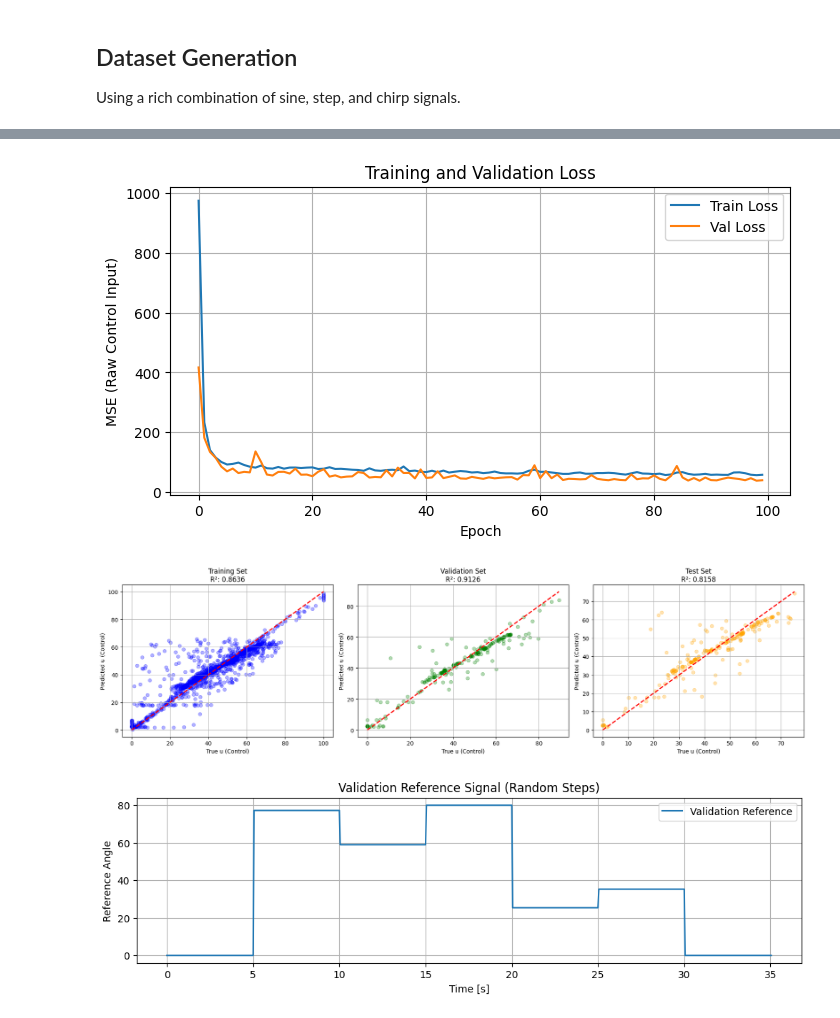
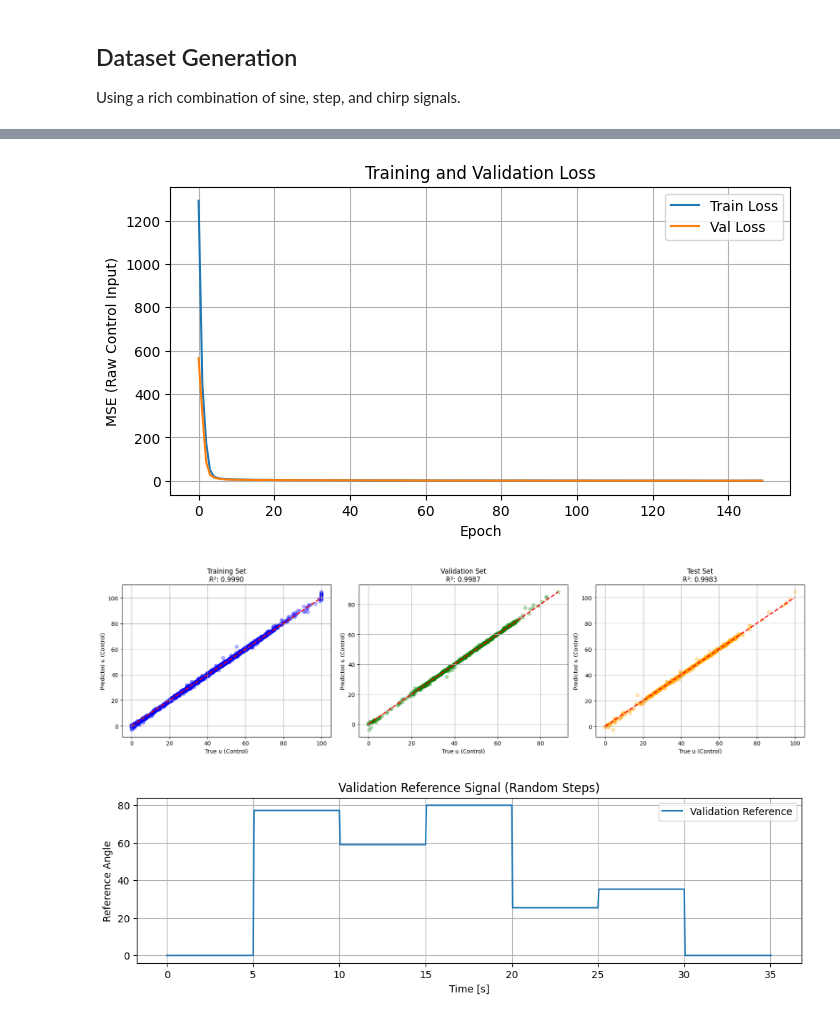
Before and after one commit to helonayala/sysid, a Jupyter notebook: narx_mpc_14_drone.ipynb, the cells around one changed output, grey strips where cells are left out. Cells and saved outputs as stored; diff of their text form; code cells hidden in the pictures.

```diff
--- a/narx_mpc_14_drone.ipynb
+++ b/narx_mpc_14_drone.ipynb
@@ -276,8 +250,5 @@ plt.show()
 # %%
 # 8. Simulation Loop (Rich Signal Dataset Collection)
-import time
-from tqdm.auto import tqdm
-
 xsim_train = np.zeros((nx, 1))
 ysim_train = []
 usim_train = []
@@ -294,18 +265,22 @@ for k in tqdm(range(sim_steps_train), desc="MPC Dataset Collection"):
     w_opt = sol['x'].full().flatten()
     u_opt = w_opt[nx]
 
-    sim_step = F(x0=xsim_train[:, -1], p=u_opt)
+    # Add exploratory noise to the applied control input (NEW)
+    u_applied = np.random.normal(u_opt, 3.0)  # NEW: standard deviation of 3.0% control noise
+    u_applied = np.clip(u_applied, data['u_min'][0], data['u_max'][0])  # NEW: respect bounds
+
+    sim_step = F(x0=xsim_train[:, -1], p=u_applied)  # NEW: apply noisy control to model
     xk1 = sim_step['xf'].full().flatten()
     yk = sim_step['yk'].full().item()
 
     xsim_train = np.c_[xsim_train, xk1]
-    usim_train.append(u_opt)
+    usim_train.append(u_opt)  # Target remains the optimal control (NEW)
     ysim_train.append(yk)
     w0_val = w_opt
 
 # Collect Dataset for ANN
 # P_data = np.array([np.concatenate([xsim_train[:, k], x2ref_train[k : k + N]]) for k in range(sim_steps_train)])
-P_data = np.array([np.concatenate([[xsim_train[0, k]], x2ref_train[k : k + N]]) for k in range(sim_steps_train)])
+P_data = np.array([np.concatenate([xsim_train[:, k], x2ref_train[k : k + N]]) for k in range(sim_steps_train)])
 U_data = np.array(usim_train).reshape(-1, 1)
 
 
@@ -336,13 +309,5 @@ Simulating MPC over Rich Signal for Dataset...
 # %%
 # 9. ANN Creation and Training
-import torch
-import torch.nn as nn
-import torch.optim as optim
-from torch.utils.data import TensorDataset, DataLoader
-from sklearn.preprocessing import StandardScaler
-from sklearn.model_selection import train_test_split
-from sklearn.metrics import r2_score
-
 # Define the MLP (increased capacity for nx+N=35 inputs)
 class MPCApproximator(nn.Module):
     def __init__(self, input_dim, output_dim):
@@ -377,11 +342,11 @@ train_dataset = TensorDataset(tensor_X_train, tensor_y_train)
 train_loader = DataLoader(train_dataset, batch_size=64, shuffle=True)
 
 # model = MPCApproximator(input_dim=nx + N, output_dim=1)
-model = MPCApproximator(input_dim=1 + N, output_dim=1)
+model = MPCApproximator(input_dim=nx + N, output_dim=1)
 criterion = nn.MSELoss()
-optimizer = optim.Adam(model.parameters(), lr=0.01)
+optimizer = optim.Adam(model.parameters(), lr=0.001)  # NEW: reduced for training stability
 
-epochs = 100
+epochs = 150  # NEW: increased epochs to allow model to converge fully
 train_loss_history = []
 val_loss_history = []
 
@@ -468,5 +438,5 @@ Epoch 100/100 - Train Loss: 58.3771 - Val Loss: 40.1912
-[figure, old version]
+[figure, new version]
-[figure, old version]
+[figure, new version]
 # %%
 # 10. Validation Test Signal Generation
 np.random.seed(24)  # Different seed than training to ensure a unique validation signal
```
Also changed, not shown: parts of 8 cells of this notebook.
